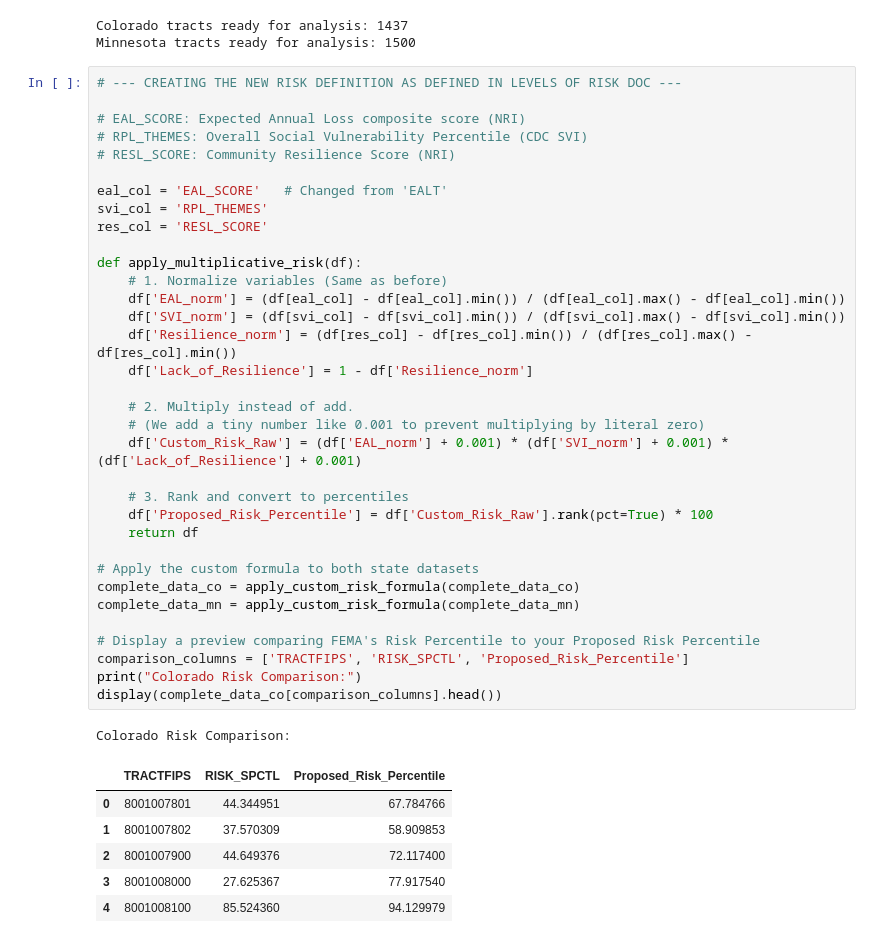
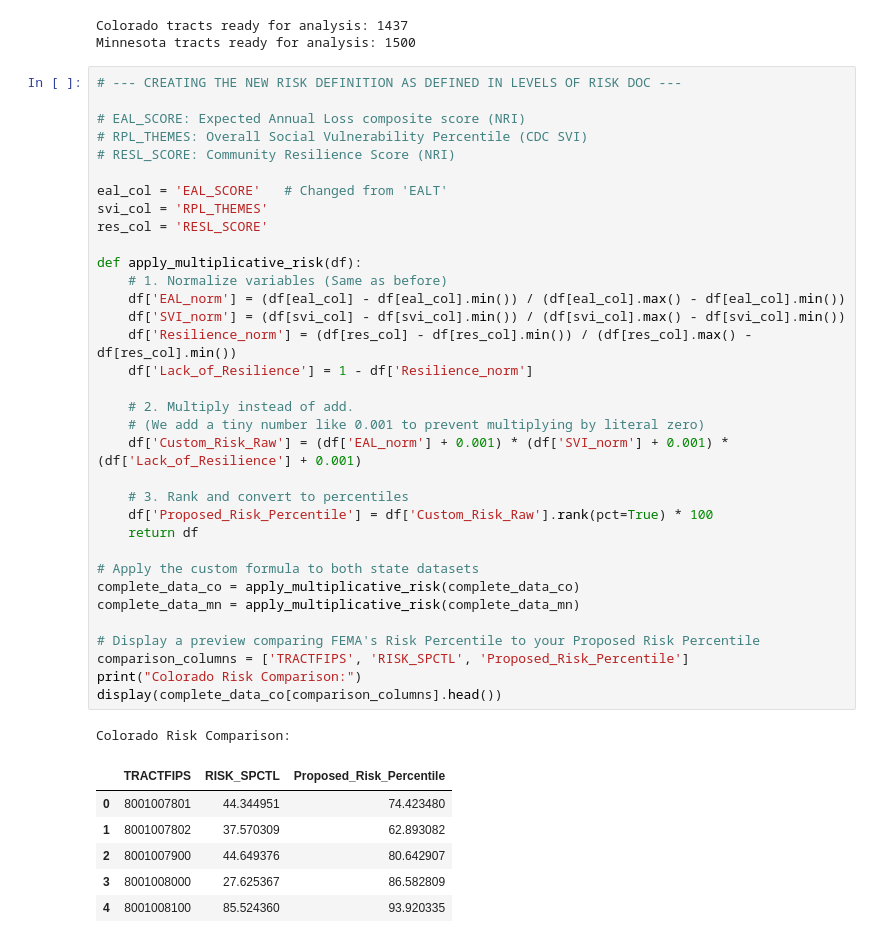
Before and after one commit to CamSkee/Project4, a Jupyter notebook: CIVE202_Spring2026_G09_Project4_Python.ipynb, the cells around one changed output. Drawn from its saved outputs; the diff is of its cells as text.

```diff
--- a/CIVE202_Spring2026_G09_Project4_Python.ipynb
+++ b/CIVE202_Spring2026_G09_Project4_Python.ipynb
@@ -88,40 +74,40 @@ Minnesota tracts ready for analysis: 1500
 # RESL_SCORE: Community Resilience Score (NRI)
 
 eal_col = 'EAL_SCORE'   # Changed from 'EALT'
 svi_col = 'RPL_THEMES'
 res_col = 'RESL_SCORE'
 
 def apply_multiplicative_risk(df):
     # 1. Normalize variables (Same as before)
     df['EAL_norm'] = (df[eal_col] - df[eal_col].min()) / (df[eal_col].max() - df[eal_col].min())
     df['SVI_norm'] = (df[svi_col] - df[svi_col].min()) / (df[svi_col].max() - df[svi_col].min())
     df['Resilience_norm'] = (df[res_col] - df[res_col].min()) / (df[res_col].max() - df[res_col].min())
     df['Lack_of_Resilience'] = 1 - df['Resilience_norm']
 
     # 2. Multiply instead of add.
     # (We add a tiny number like 0.001 to prevent multiplying by literal zero)
     df['Custom_Risk_Raw'] = (df['EAL_norm'] + 0.001) * (df['SVI_norm'] + 0.001) * (df['Lack_of_Resilience'] + 0.001)
 
     # 3. Rank and convert to percentiles
     df['Proposed_Risk_Percentile'] = df['Custom_Risk_Raw'].rank(pct=True) * 100
     return df
 
 # Apply the custom formula to both state datasets
-complete_data_co = apply_custom_risk_formula(complete_data_co)
-complete_data_mn = apply_custom_risk_formula(complete_data_mn)
+complete_data_co = apply_multiplicative_risk(complete_data_co)
+complete_data_mn = apply_multiplicative_risk(complete_data_mn)
 
 # Display a preview comparing FEMA's Risk Percentile to your Proposed Risk Percentile
 comparison_columns = ['TRACTFIPS', 'RISK_SPCTL', 'Proposed_Risk_Percentile']
 print("Colorado Risk Comparison:")
 display(complete_data_co[comparison_columns].head())
 # %% [output]
 Colorado Risk Comparison:
 |  | TRACTFIPS | RISK_SPCTL | Proposed_Risk_Percentile |
-| 0 | 8001007801 | 44.344951 | 67.784766 |
-| 1 | 8001007802 | 37.570309 | 58.909853 |
-| 2 | 8001007900 | 44.649376 | 72.117400 |
-| 3 | 8001008000 | 27.625367 | 77.917540 |
-| 4 | 8001008100 | 85.524360 | 94.129979 |
+| 0 | 8001007801 | 44.344951 | 74.423480 |
+| 1 | 8001007802 | 37.570309 | 62.893082 |
+| 2 | 8001007900 | 44.649376 | 80.642907 |
+| 3 | 8001008000 | 27.625367 | 86.582809 |
+| 4 | 8001008100 | 85.524360 | 93.920335 |
 # %%
 # --- GENERATING SUMMARY FIGURES ---
 
```
Also changed, not shown: parts of 5 cells of this notebook.
